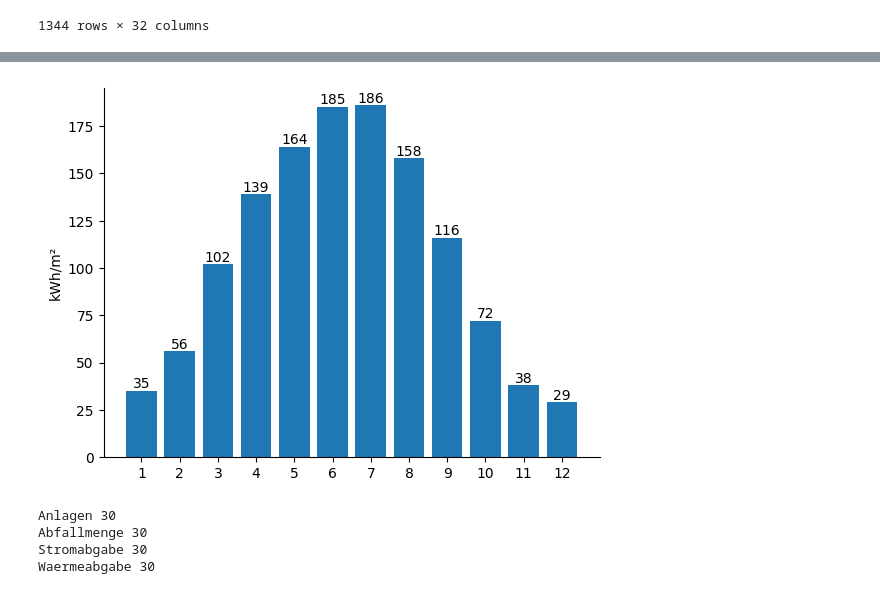
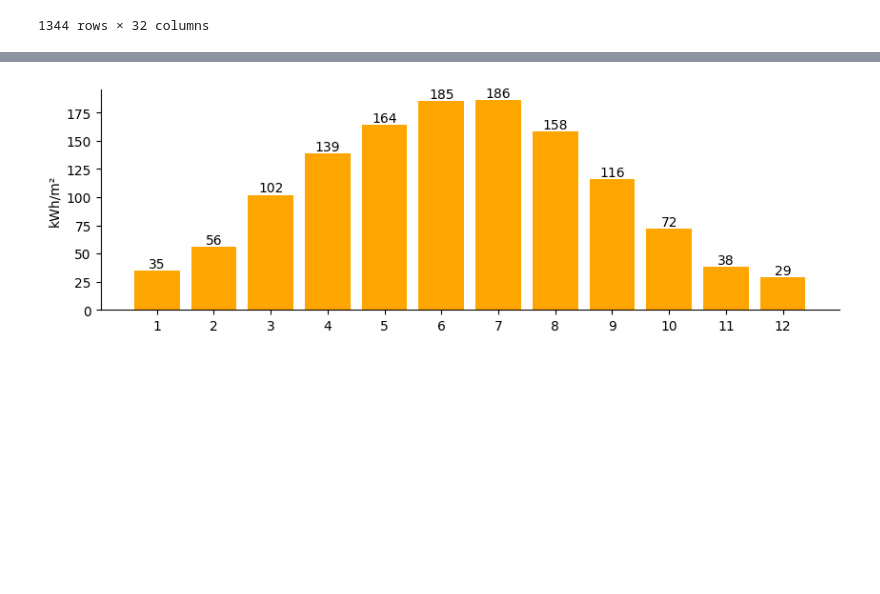
Before and after one commit to nrohrbach/Strahlung_Barchart, a Jupyter notebook: Strahlung_Barchart.ipynb, the cells around one changed output, grey strips where cells are left out. Saved outputs shown, nothing was run; the diff lists cells and outputs as text; code cells hidden in the pictures; blank space fills up the shorter version.

```diff
--- a/Strahlung_Barchart.ipynb
+++ b/Strahlung_Barchart.ipynb
@@ -62,33 +55,35 @@ def addlabels(x,y):
 for Id in dfTest['RasterID']:
 
   values = []
   values = [
   int(dfTest.loc[0, 'Globalstrahlung_Januar_kWhm2']),
   dfTest.loc[0, 'Globalstrahlung_Februar_kWhm2'],
   dfTest.loc[0, 'Globalstrahlung_Maerz_kWhm2'],
   dfTest.loc[0, 'Globalstrahlung_April_kWhm2'],
   dfTest.loc[0, 'Globalstrahlung_Mai_kWhm2'],
   dfTest.loc[0, 'Globalstrahlung_Juni_kWhm2'],
   dfTest.loc[0, 'Globalstrahlung_Juli_kWhm2'],
   dfTest.loc[0, 'Globalstrahlung_August_kWhm2'],
   dfTest.loc[0, 'Globalstrahlung_September_kWhm2'],
   dfTest.loc[0, 'Globalstrahlung_Oktober_kWhm2'],
   dfTest.loc[0, 'Globalstrahlung_November_kWhm2'],
   dfTest.loc[0, 'Globalstrahlung_Dezember_kWhm2'],
   ]
 
   ax = plt.axes()
-  bar = plt.bar(names, values)
+  bar = plt.bar(names, values, color= 'orange')
   plt.xticks(names)
   plt.ylabel('kWh/m²')
 
   #Deaktiviert Rahmen oben und rechts
   ax.spines['top'].set_visible(False)
   ax.spines['right'].set_visible(False)
 
   ax.bar_label(bar)
 
-  plt.savefig('waerme_' + str(Id) + '.png', dpi=400, bbox_inches='tight',transparent=True)
+  fig = plt.gcf()
+  fig.set_size_inches(10, 3)
+  plt.savefig('strahlung' + str(Id) + '.png', dpi=400, bbox_inches='tight',transparent=True)
   plt.show()
 # %% [output]
-[figure, old version]
+[figure, new version]
@@ -131,9 +89,0 @@ values
-# %%
-for layername in fiona.listlayers('KVA.gdb'):
-    with fiona.open('KVA.gdb', layer=layername) as src:
-        print(layername, len(src))
-# %% [output]
-Anlagen 30
-Abfallmenge 30
-Stromabgabe 30
-Waermeabgabe 30
```
Also changed, not shown: parts of 28 cells of this notebook.
